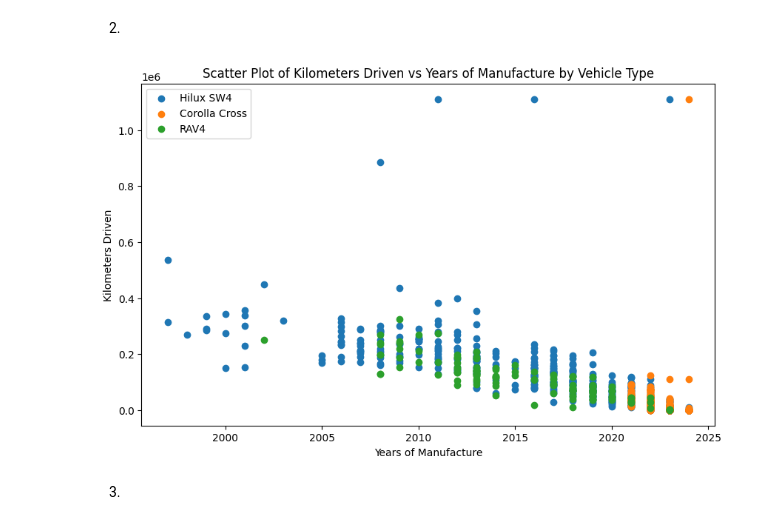
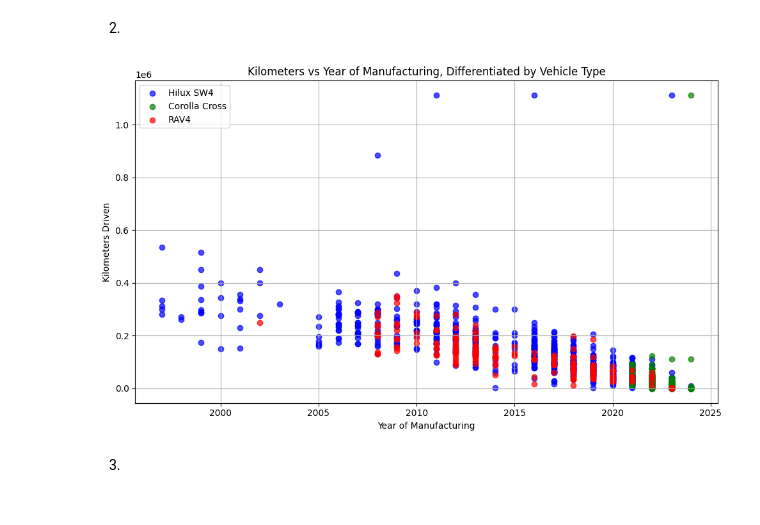
Before and after one commit to toiaalynch/machineLearningTP1, a Jupyter notebook: notebook/Entrega.ipynb, the cells around one changed output. Cells and saved outputs as stored; diff of their text form; code cells hidden in the pictures.

```diff
--- a/notebook/Entrega.ipynb
+++ b/notebook/Entrega.ipynb
@@ -57 +6,16 @@ Transmission Encoding: [[1. 0.]
+# %%
+# Load the data from the CSV file
+file_path = '/Users/victoria/Desktop/5tocuatrimestre/ml/tps/tp2ml/machineLearning/data/processed/toyota_dev_processed.csv'
+data = np.genfromtxt(file_path, delimiter=',')
+raw_data = np.genfromtxt('/Users/victoria/Desktop/5tocuatrimestre/ml/tps/tp2ml/machineLearning/data/raw/toyota_dev.csv', delimiter=',', skip_header=1, dtype=str)
+
+vehicle_id_col = data[:, 0]            # Columna del ID del Vehículo
+vehicle_type_cols = data[:, 1:4]       # Columnas del Tipo de Vehículo (3 columnas: 1, 2, 3)
+year_col = data[:, 4]                  # Columna del Año de Fabricación (columna 4)
+fuel_type_cols = data[:, 5:10]         # Columnas para el Tipo de Combustible (5 columnas: 5, 6, 7, 8, 9)
+transmission_cols = data[:, 10:13]     # Columnas para la Transmisión (3 columnas: 10, 11, 12)
+motor_col = data[:, 13]                # Columna del Motor (columna 13)
+kilometers_col = data[:, 14]           # Columna de Kilómetros Recorridos (columna 14)
+seller_type_cols = data[:, 15:18]      # Columnas para el Tipo de Vendedor (3 columnas: 15, 16, 17)
+price_col = data[:, 18]                # Columna del Precio (columna 18)
 # %% [markdown]
@@ -103,25 +83,46 @@ plt.show()
 # %% [markdown]
 2.
-# %%
-years_of_manufacture = year_col
-kilometers_driven = kilometers_col
-vehicle_type = vehicle_type_col
-
-vehicle_types = ['Hilux SW4', 'Corolla Cross', 'RAV4']
-
-plt.figure(figsize=(10, 6))
-
-for i, v_type in enumerate(vehicle_types, start=1):
-    plt.scatter(years_of_manufacture[vehicle_type == i],
-                kilometers_driven[vehicle_type == i],
-                label=v_type)
-
-plt.title("Scatter Plot of Kilometers Driven vs Years of Manufacture by Vehicle Type")
-plt.xlabel("Years of Manufacture")
-plt.ylabel("Kilometers Driven")
-plt.legend()
-plt.show()
-# %% [output]
-[figure, removed]
+# %%
+def scatter_plot_vehicle_type(data):
+    # Assuming the columns are as follows based on your previous structure:
+    # - Year (column 4)
+    # - Kilometers (column 14)
+    # - Vehicle Type (one-hot encoded in columns 1:4)
+
+    # Extract columns
+    year_col = data[:, 4].astype(float)         # Year of manufacturing
+    kilometers_col = data[:, 14].astype(float)  # Kilometers driven
+    vehicle_type_cols = data[:, 1:4]            # One-hot encoded vehicle types (Hilux SW4, Corolla Cross, RAV4)
+
+    # Separate data by vehicle type
+    hilux_mask = vehicle_type_cols[:, 0] == 1  # Hilux SW4
+    corolla_mask = vehicle_type_cols[:, 1] == 1  # Corolla Cross
+    rav4_mask = vehicle_type_cols[:, 2] == 1  # RAV4
+
+    # Create scatter plot
+    plt.figure(figsize=(10, 6))
+
+    # Scatter for Hilux SW4
+    plt.scatter(year_col[hilux_mask], kilometers_col[hilux_mask], color='blue', label='Hilux SW4', alpha=0.7)
+
+    # Scatter for Corolla Cross
+    plt.scatter(year_col[corolla_mask], kilometers_col[corolla_mask], color='green', label='Corolla Cross', alpha=0.7)
+
+    # Scatter for RAV4
+    plt.scatter(year_col[rav4_mask], kilometers_col[rav4_mask], color='red', label='RAV4', alpha=0.7)
+
+    # Adding plot labels and legend
+    plt.title('Kilometers vs Year of Manufacturing, Differentiated by Vehicle Type')
+    plt.xlabel('Year of Manufacturing')
+    plt.ylabel('Kilometers Driven')
+    plt.legend()
+    plt.grid(True)
+    plt.tight_layout()
+    plt.show()
+
+# Call the function with your preprocessed data
+scatter_plot_vehicle_type(data)
+# %% [output]
+[figure, added]
 # %% [markdown]
 3.
```
Also changed, not shown: parts of 19 cells of this notebook, 3 other files.
